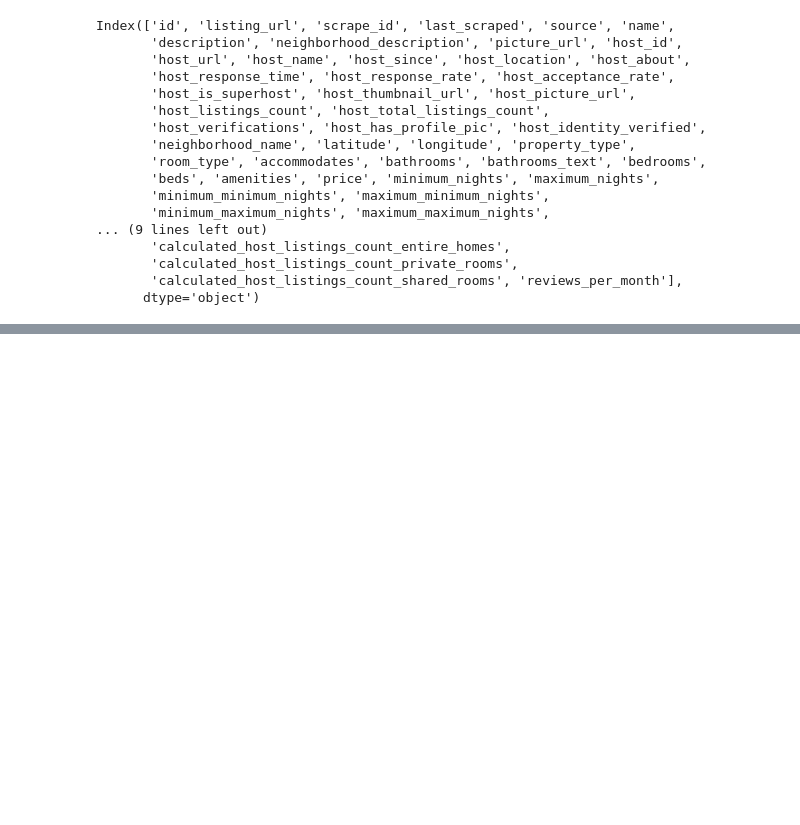
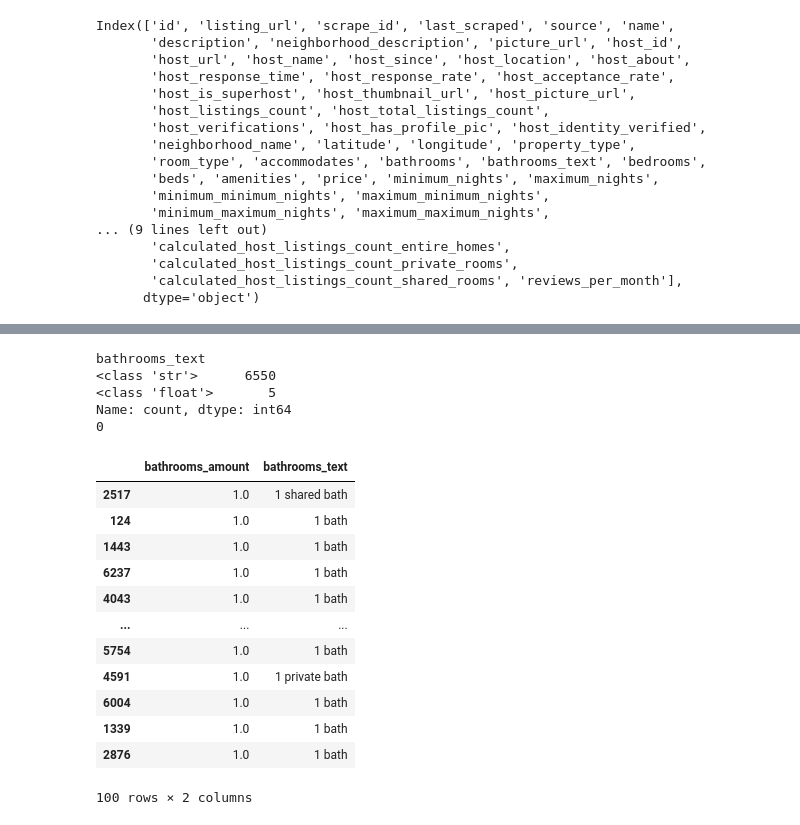
Before and after one commit to eugsa/airbnb_munich, a Jupyter notebook: airbnb_munich.ipynb, the cells around one changed output, grey strips where cells are left out. Drawn from its saved outputs; the diff is of its cells as text; code cells hidden in the pictures; blank space fills up the shorter version.

```diff
--- a/airbnb_munich.ipynb
+++ b/airbnb_munich.ipynb
@@ -135,0 +261,38 @@ Name: picture_url, dtype: object
+# %%
+# Clean the bathroom count
+print(listings_df.bathrooms_text.apply(type).value_counts())
+
+def extract_number_bathroom(bathroom_text):
+  if isinstance(bathroom_text, float):
+    return 0.0
+  elif (len(bathroom_text.split(' ')) == 1 and bathroom_text.split(' ')[0].lower() == 'half-bath') or (len(bathroom_text.split(' ')) > 1 and bathroom_text.split(' ')[1].lower() == 'half-bath'):
+    return 0.5
+  return float(bathroom_text.split(' ')[0])
+
+listings_df['bathrooms_amount'] = listings_df.bathrooms_text.apply(extract_number_bathroom)
+listings_df.bathrooms_amount.value_counts()
+test = listings_df[
+  (listings_df.bathrooms_amount == 'Half-bath') | (listings_df.bathrooms_amount == 'Shared') | (listings_df.bathrooms_amount == 'Private')
+  ]
+
+print(len(test))
+listings_df[['bathrooms_amount', 'bathrooms_text']].sample(n=100)
+# %% [output]
+bathrooms_text
+<class 'str'>      6550
+<class 'float'>       5
+Name: count, dtype: int64
+0
+|  | bathrooms_amount | bathrooms_text |
+| 2517 | 1.0 | 1 shared bath |
+| 124 | 1.0 | 1 bath |
+| 1443 | 1.0 | 1 bath |
+| 6237 | 1.0 | 1 bath |
+| 4043 | 1.0 | 1 bath |
+| ... | ... | ... |
+| 5754 | 1.0 | 1 bath |
+| 4591 | 1.0 | 1 private bath |
+| 6004 | 1.0 | 1 bath |
+| 1339 | 1.0 | 1 bath |
+| 2876 | 1.0 | 1 bath |
+100 rows × 2 columns
```
Also changed, not shown: parts of 10 cells of this notebook.
